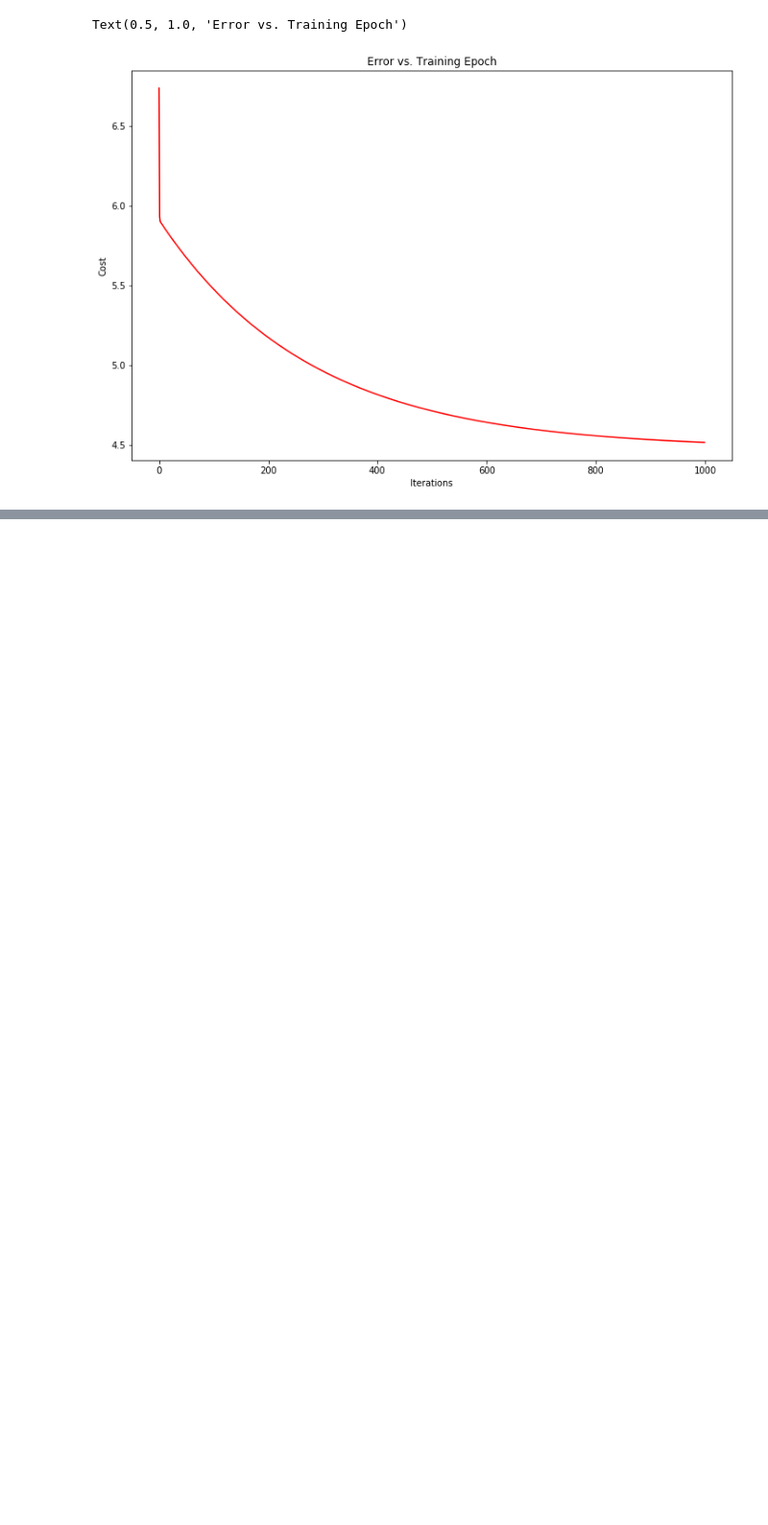
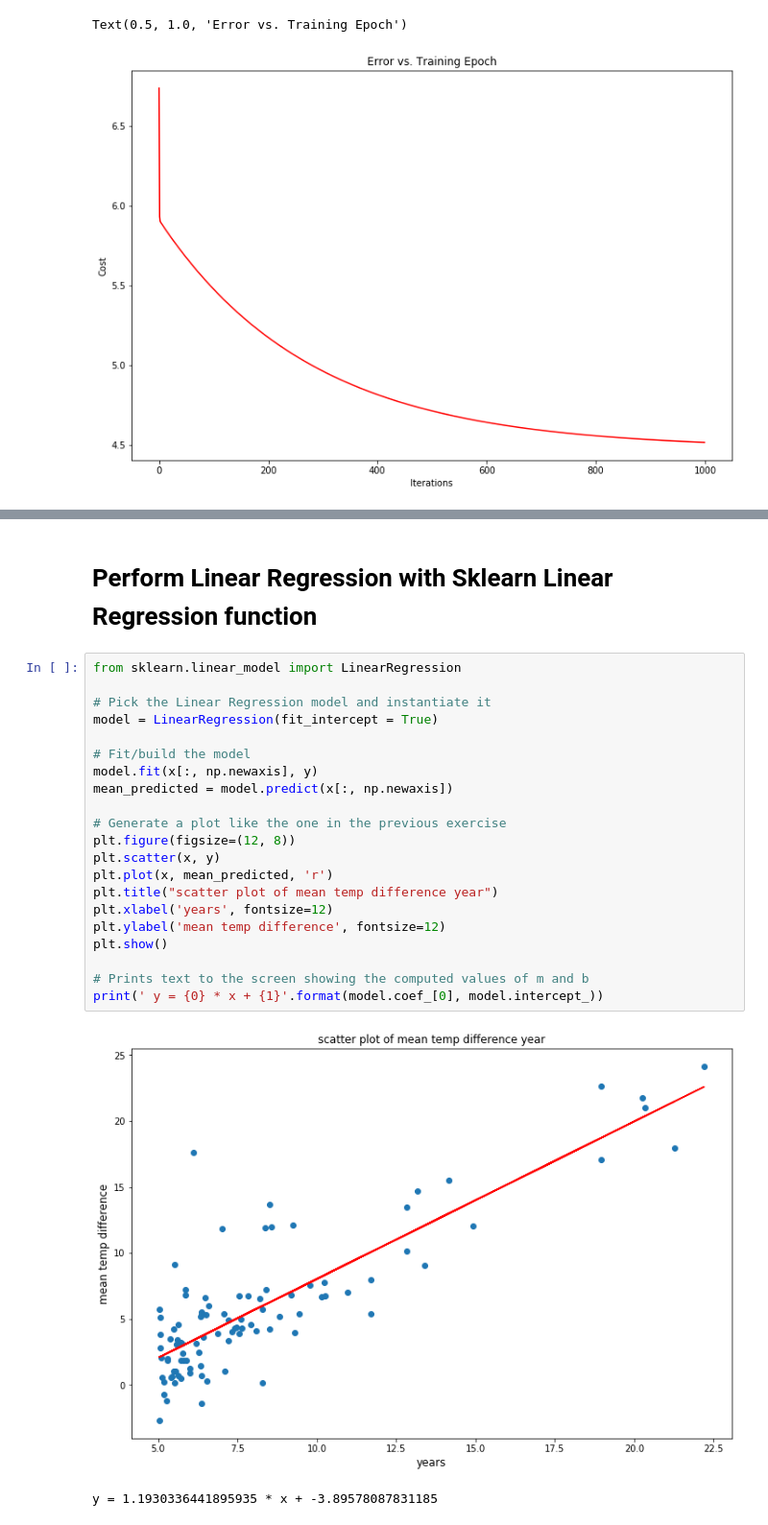
Before and after one commit to zanuccod/Machine-Learning-Examples, a Jupyter notebook: Linear Regression/linearRegression.ipynb, the cells around one changed output, grey strips where cells are left out. Shown at 96% size. Drawn from its saved outputs; the diff is of its cells as text; blank space fills up the shorter version.

```diff
--- a/Linear Regression/linearRegression.ipynb
+++ b/Linear Regression/linearRegression.ipynb
@@ -150,0 +189,26 @@ Text(0.5, 1.0, 'Error vs. Training Epoch')
+# %% [markdown]
+# Perform Linear Regression with Sklearn Linear Regression function
+# %%
+from sklearn.linear_model import LinearRegression
+
+# Pick the Linear Regression model and instantiate it
+model = LinearRegression(fit_intercept = True)
+
+# Fit/build the model
+model.fit(x[:, np.newaxis], y)
+mean_predicted = model.predict(x[:, np.newaxis])
+
+# Generate a plot like the one in the previous exercise
+plt.figure(figsize=(12, 8))
+plt.scatter(x, y)
+plt.plot(x, mean_predicted, 'r')
+plt.title("scatter plot of mean temp difference year")
+plt.xlabel('years', fontsize=12)
+plt.ylabel('mean temp difference', fontsize=12)
+plt.show()
+
+# Prints text to the screen showing the computed values of m and b
+print(' y = {0} * x + {1}'.format(model.coef_[0], model.intercept_))
+# %% [output]
+[figure, added]
+y = 1.1930336441895935 * x + -3.89578087831185
```
Also changed, not shown: parts of 4 cells of this notebook.
